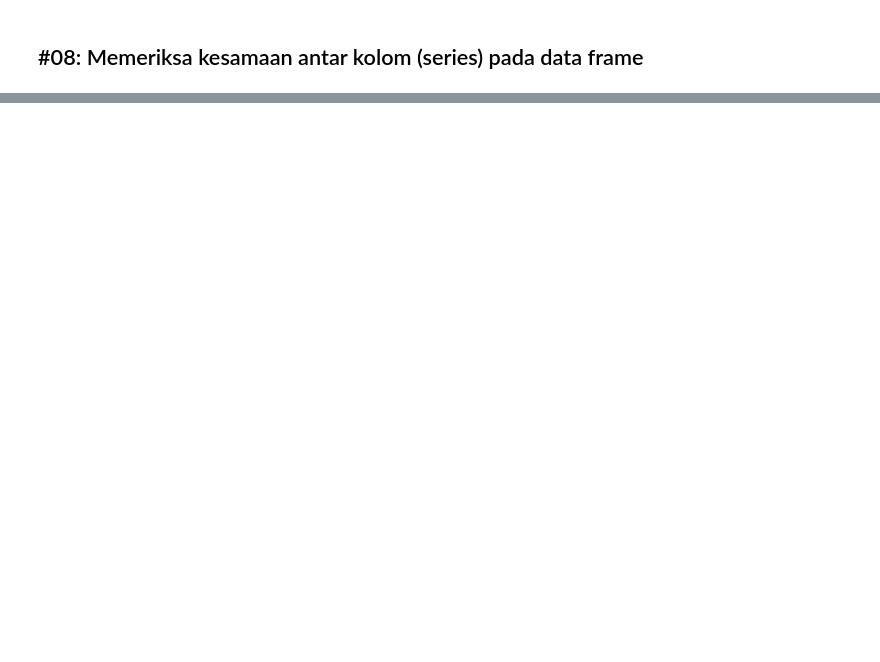
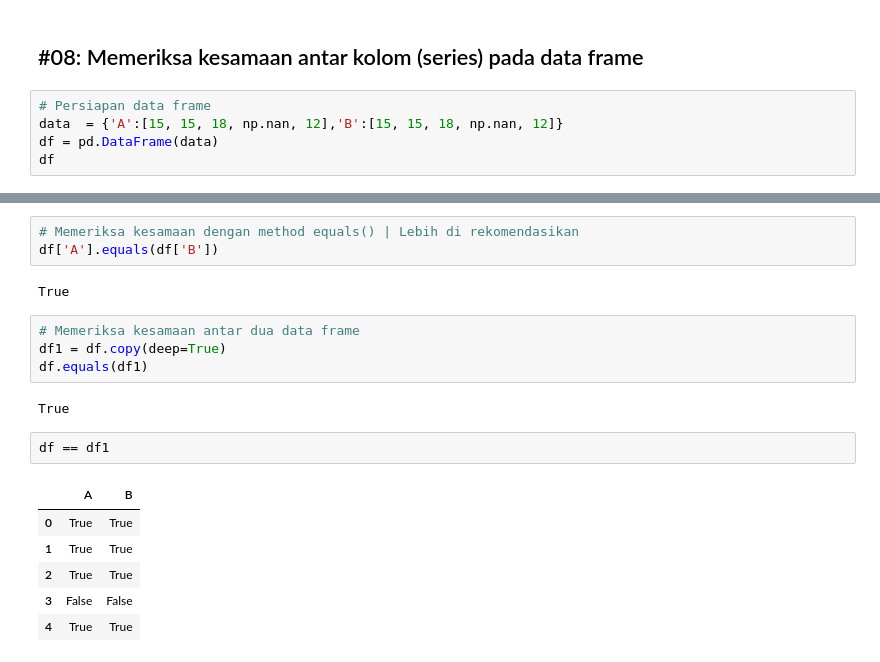
Before and after one commit to yap23/belajar_python, a Jupyter notebook: Belajar Pandas.ipynb, the cells around one changed output, grey strips where cells are left out. Saved outputs shown, nothing was run; the diff lists cells and outputs as text; blank space fills up the shorter version.

```diff
--- a/Belajar Pandas.ipynb
+++ b/Belajar Pandas.ipynb
@@ -396,2 +398,7 @@ df.head()
 # %% [markdown]
 ## #08: Memeriksa kesamaan antar kolom (series) pada data frame
+# %%
+# Persiapan data frame
+data  = {'A':[15, 15, 18, np.nan, 12],'B':[15, 15, 18, np.nan, 12]}
+df = pd.DataFrame(data)
+df
@@ -397,0 +441,20 @@ df.head()
+# %%
+# Memeriksa kesamaan dengan method equals() | Lebih di rekomendasikan
+df['A'].equals(df['B'])
+# %% [output]
+True
+# %%
+# Memeriksa kesamaan antar dua data frame
+df1 = df.copy(deep=True)
+df.equals(df1)
+# %% [output]
+True
+# %%
+df == df1
+# %% [output]
+|  | A | B |
+| 0 | True | True |
+| 1 | True | True |
+| 2 | True | True |
+| 3 | False | False |
+| 4 | True | True |
```
Also changed, not shown: parts of 36 cells of this notebook.
